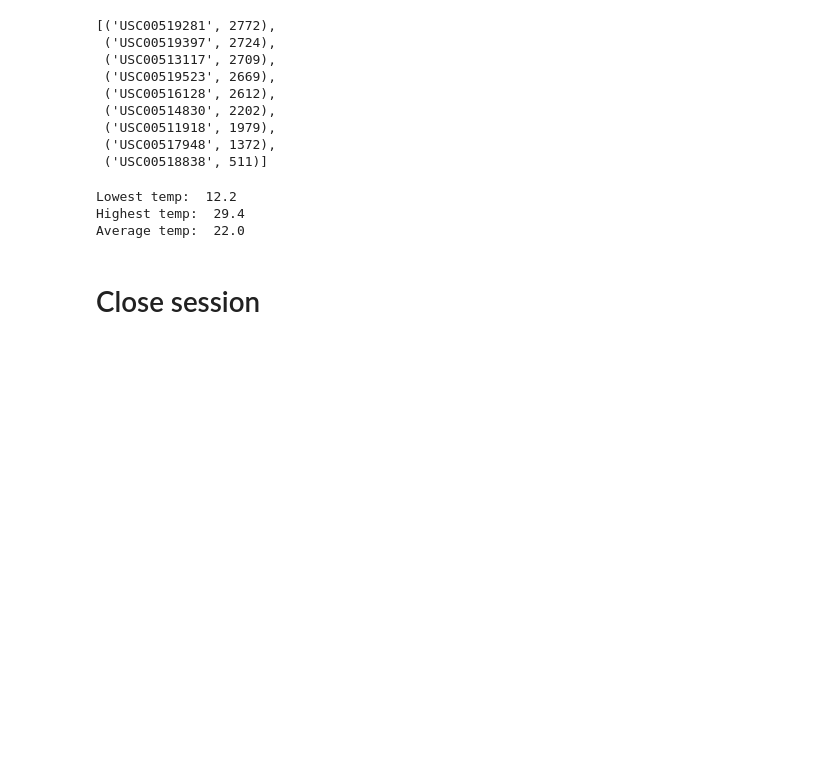
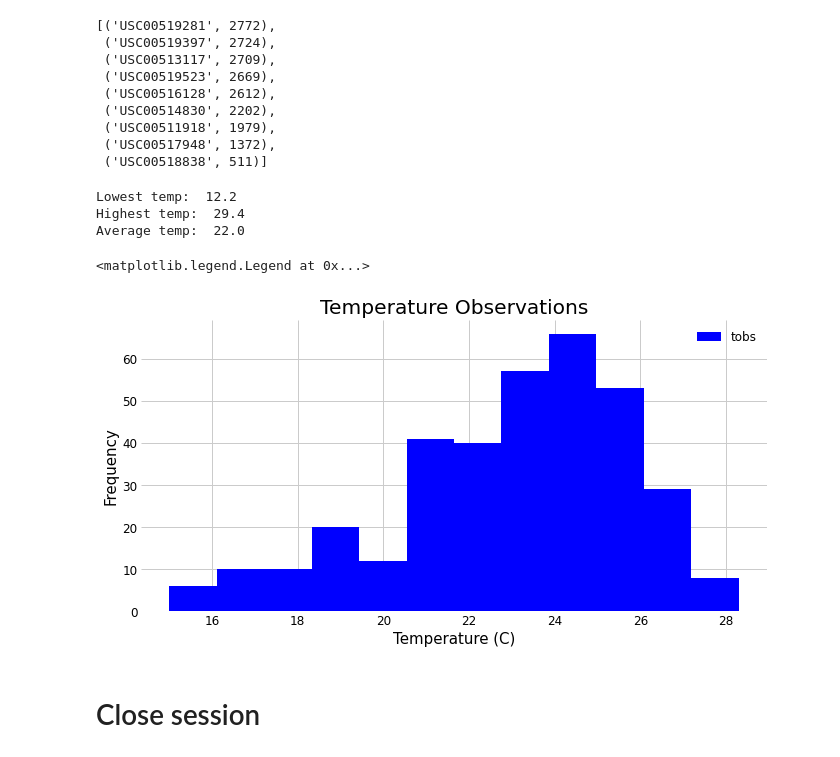
Before and after one commit to jgausachs/sqlalchemy-challenge, a Jupyter notebook: climate_starter.ipynb, the cells around one changed output. Cells and saved outputs as stored; diff of their text form; code cells hidden in the pictures; blank space fills up the shorter version.

```diff
--- a/climate_starter.ipynb
+++ b/climate_starter.ipynb
@@ -145,13 +143,27 @@ Average temp:  22.0
 # %%
 # Using the most active station id
 # Query the last 12 months of temperature observation data for this station
 temp = session.query(Measurement.tobs).\
     filter(Measurement.station == most_active_st_id).\
     filter(Measurement.date >= year_back).all()
 
 # Plot the results as a histogram
-# temp_df = pd.DataFrame(temp, columns=['tobs'])
-# temp_df.plot.hist(bins=12)
+fig, ax = plt.subplots(figsize=(10,5))
+temp_df = pd.DataFrame(temp, columns=['tobs'])
+temp_df.plot.hist(bins=12, ax=ax, title="Temperature Observations", legend=True, fontsize=12, color='blue')
+frameon=False
+ax.spines['top'].set_visible(False)
+ax.spines['right'].set_visible(False)
+ax.spines['bottom'].set_visible(False)
+ax.spines['left'].set_visible(False)
+fig.set_facecolor('white')
+ax.set_facecolor('white')
+plt.xlabel("Temperature (C)", fontsize=15)
+plt.ylabel("Frequency", fontsize=15)
+plt.legend(loc='upper right', frameon=False, fontsize=12)
+# %% [output]
+<matplotlib.legend.Legend at 0x...>
+[figure, added]
 # %% [markdown]
 # Close session
 # %%
```
Also changed, not shown: parts of 3 cells of this notebook.
